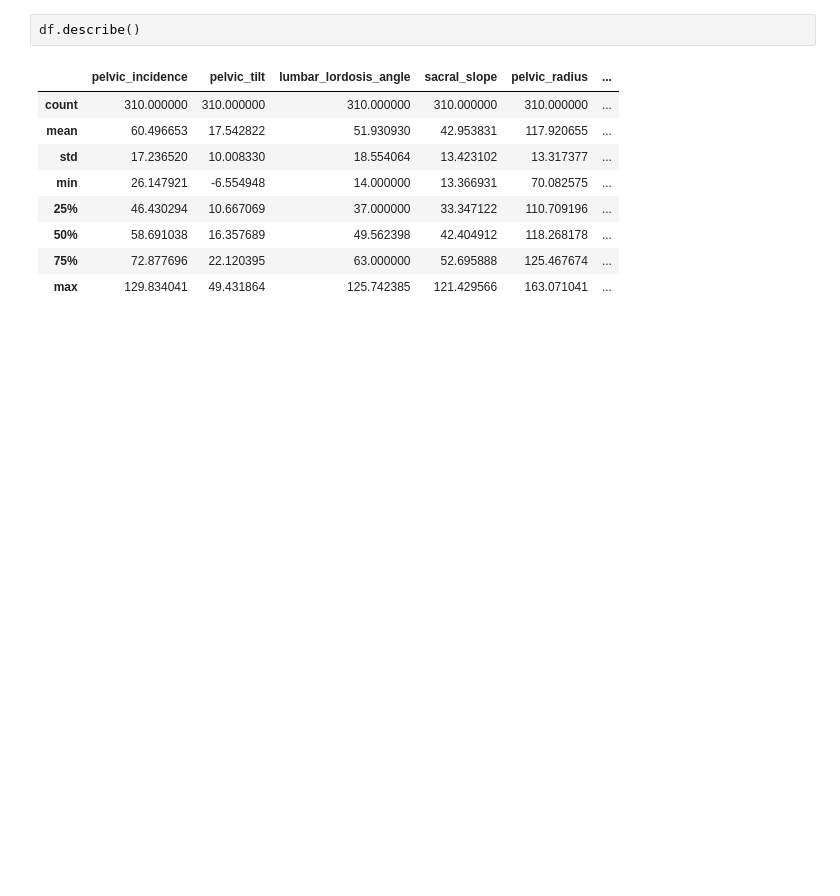
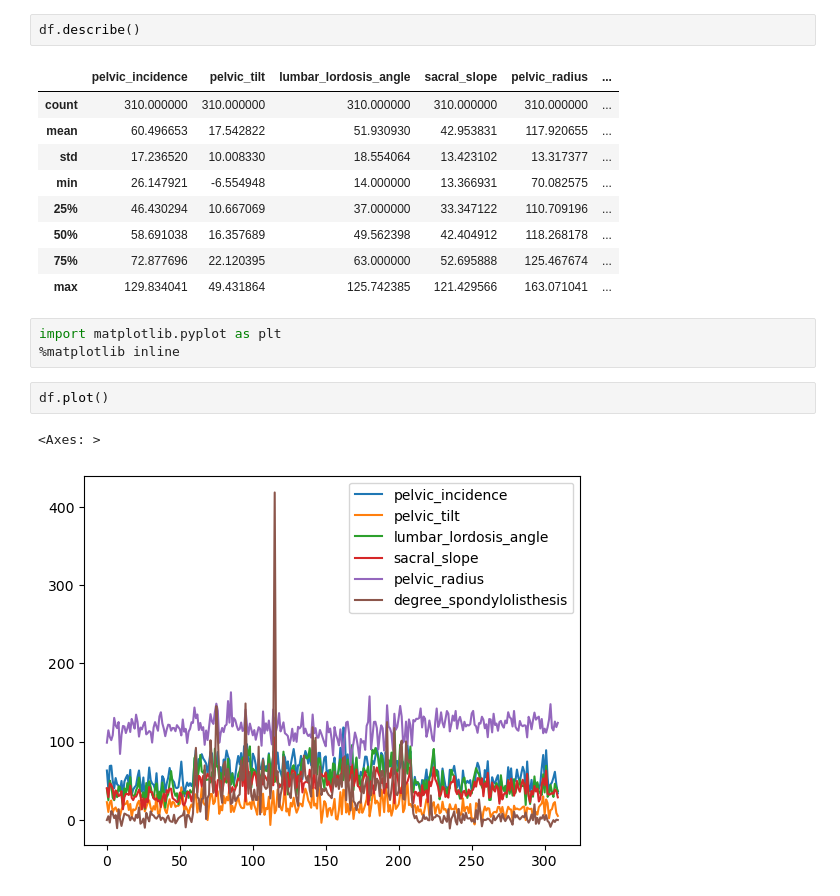
Before and after one commit to OPeaga/AWS_Academy_Labs, a Jupyter notebook: LAB3.1_my_first_aws_notebook.ipynb, the cells around one changed output. Saved outputs shown, nothing was run; the diff lists cells and outputs as text; blank space fills up the shorter version.

```diff
--- a/LAB3.1_my_first_aws_notebook.ipynb
+++ b/LAB3.1_my_first_aws_notebook.ipynb
@@ -58,3 +58,11 @@ df.describe()
 | 50% | 58.691038 | 16.357689 | 49.562398 | 42.404912 | 118.268178 | ... |
 | 75% | 72.877696 | 22.120395 | 63.000000 | 52.695888 | 125.467674 | ... |
 | max | 129.834041 | 49.431864 | 125.742385 | 121.429566 | 163.071041 | ... |
+# %%
+import matplotlib.pyplot as plt
+%matplotlib inline
+# %%
+df.plot()
+# %% [output]
+<Axes: >
+[figure, added]
```
Also changed, not shown: parts of 16 cells of this notebook.
